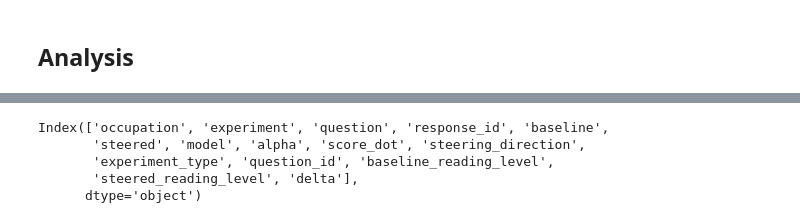
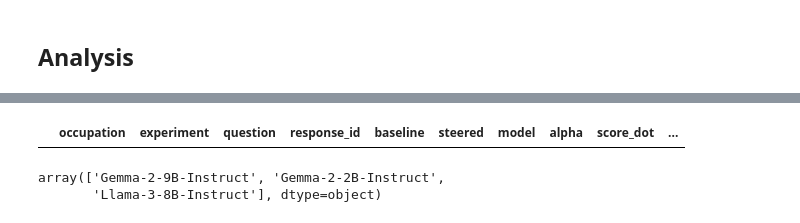
Before and after one commit to kere-nel/representational_bias, a Jupyter notebook: notebooks/1_baseline_analysis.ipynb, the cells around one changed output, grey strips where cells are left out. Drawn from its saved outputs; the diff is of its cells as text; code cells hidden in the pictures.

```diff
--- a/notebooks/1_baseline_analysis.ipynb
+++ b/notebooks/1_baseline_analysis.ipynb
@@ -225,13 +244,10 @@ with open(filename, "rb") as f:   # rb = read, binary
 # %%
 #dfs['expertise'][dfs['expertise']['occupation'] == 'developer'].groupby('experiment')['score_dot'].mean()
-df= dfs['expertise']
-dfs['expertise'] = df[~((df["model"] == "Gemma-2-9B-Instruct") & (df["alpha"] == -5))]
+# df= dfs['expertise']
+# dfs['expertise'] = df[~((df["model"] == "Gemma-2-9B-Instruct") & (df["alpha"] == -5))]
 
-dfs['expertise'] [dfs['expertise']['model'] == 'Gemma-2-9B-Instruct']['alpha'].unique()
-dfs['expertise'].columns
+# dfs['expertise'] [dfs['expertise']['model'] == 'Gemma-2-9B-Instruct']['alpha'].unique()
+# dfs['expertise'][
+df1
 # %% [output]
-Index(['occupation', 'experiment', 'question', 'response_id', 'baseline',
-       'steered', 'model', 'alpha', 'score_dot', 'steering_direction',
-       'experiment_type', 'question_id', 'baseline_reading_level',
-       'steered_reading_level', 'delta'],
-      dtype='object')
+|  | occupation | experiment | question | response_id | baseline | steered | model | alpha | score_dot | ... |
@@ -238,2 +257,7 @@ Index(['occupation', 'experiment', 'question', 'response_id', 'baseline',
+# %%
+dfs["expertise"]['model'].unique()
+# %% [output]
+array(['Gemma-2-9B-Instruct', 'Gemma-2-2B-Instruct',
+       'Llama-3-8B-Instruct'], dtype=object)
 # %%
 ## We measure the expertise score between relevant and irrelevant professions
```
Also changed, not shown: parts of 20 cells of this notebook, 17 other files.
